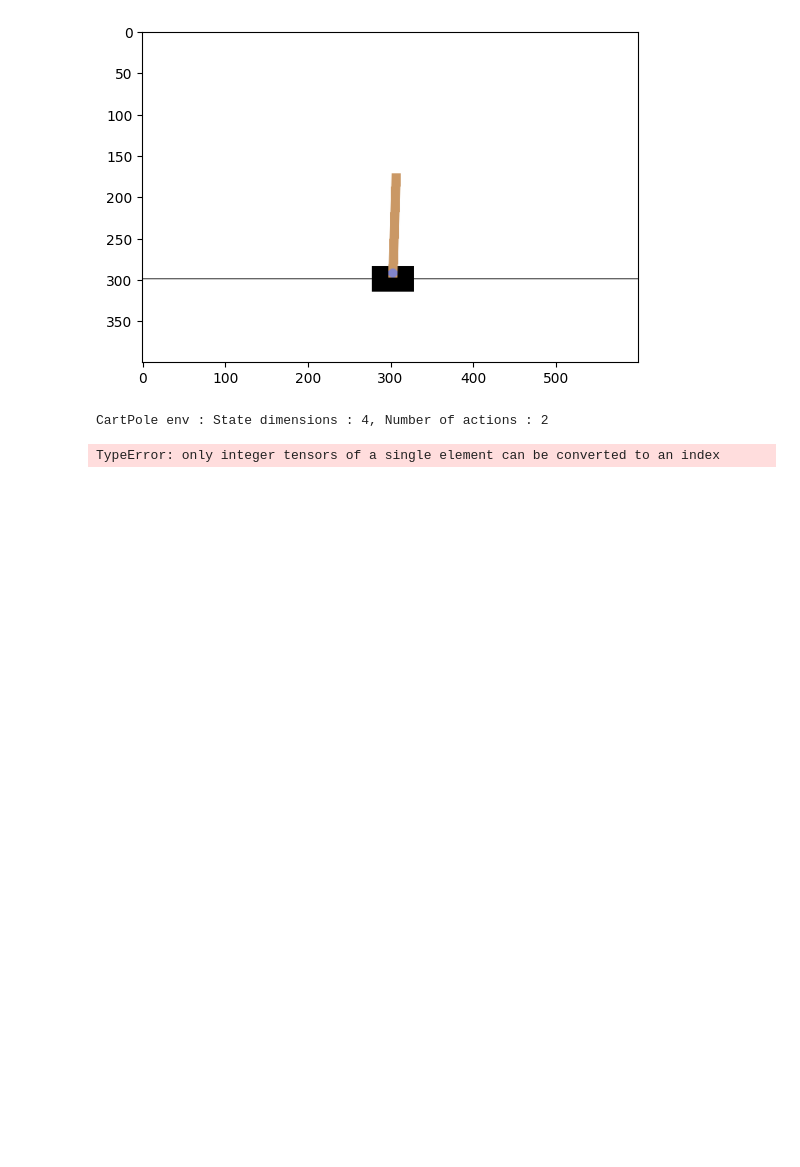
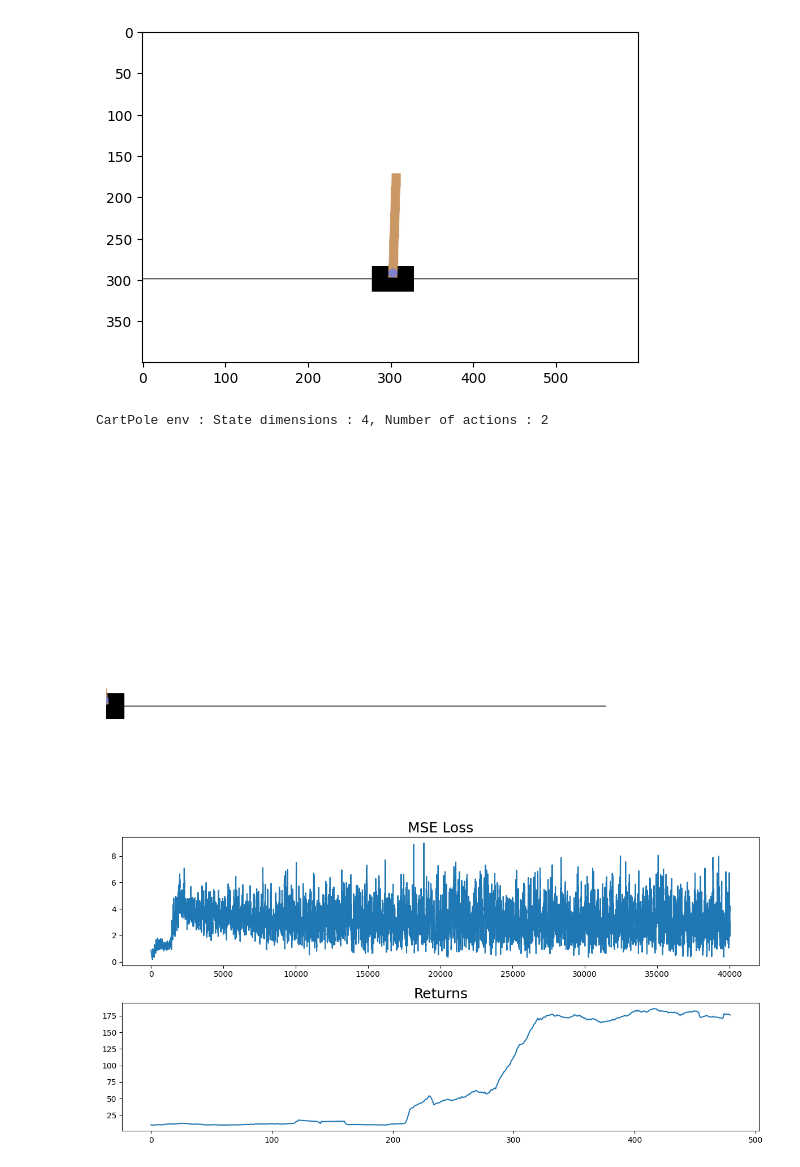
Before and after one commit to ducnguyen998/udemy-beginner-master-rl, a Jupyter notebook: deep_q_learning.ipynb, the cells around one changed output. Saved outputs shown, nothing was run; the diff lists cells and outputs as text; code cells hidden in the pictures; blank space fills up the shorter version.

Commit message:
Complete Deep Q-Network

```diff
--- a/deep_q_learning.ipynb
+++ b/deep_q_learning.ipynb
@@ -575,7 +575,7 @@ def deep_q_learning(q_network, policy, episodes, alpha=1e-4, batch_size=32, gamm
                 qsa_b = q_network(state_b).gather(1, action_b)
 
                 next_qsa_b = target_q_network(next_state_b)
-                next_qsa_b = torch.max(next_qsa_b, dim=-1, keepdim=True)
+                next_qsa_b = torch.max(next_qsa_b, dim=-1, keepdim=True)[0]
 
                 target_b = reward_b + ~done_b * gamma * next_qsa_b
                 loss = F.mse_loss(qsa_b, target_b)
@@ -584,7 +584,7 @@ def deep_q_learning(q_network, policy, episodes, alpha=1e-4, batch_size=32, gamm
                 loss.backward()
                 optim.step()
 
-                stats['MSE Loss'].append(loss)
+                stats['MSE Loss'].append(loss.item())
 
             state = next_state
             ep_return += reward.item()
@@ -595,7 +595,20 @@ def deep_q_learning(q_network, policy, episodes, alpha=1e-4, batch_size=32, gamm
             target_q_network.load_state_dict(q_network.state_dict())
 
     return stats
-# %%
-stats = deep_q_learning(q_network, policy, 500)
-# %% [output]
-TypeError: only integer tensors of a single element can be converted to an index
+# %%
+q_network = nn.Sequential(
+    nn.Linear(state_dims, 128),
+    nn.ReLU(),
+    nn.Linear(128, 64),
+    nn.ReLU(),
+    nn.Linear(64, num_actions)
+)
+
+target_q_network = copy.deepcopy(q_network).eval()
+
+stats = deep_q_learning(q_network, policy, 500)
+# %%
+plot_stats(stats)
+# %% [output]
+[figure, added]
+[figure, added]
```
Also changed, not shown: parts of 2 cells of this notebook.
